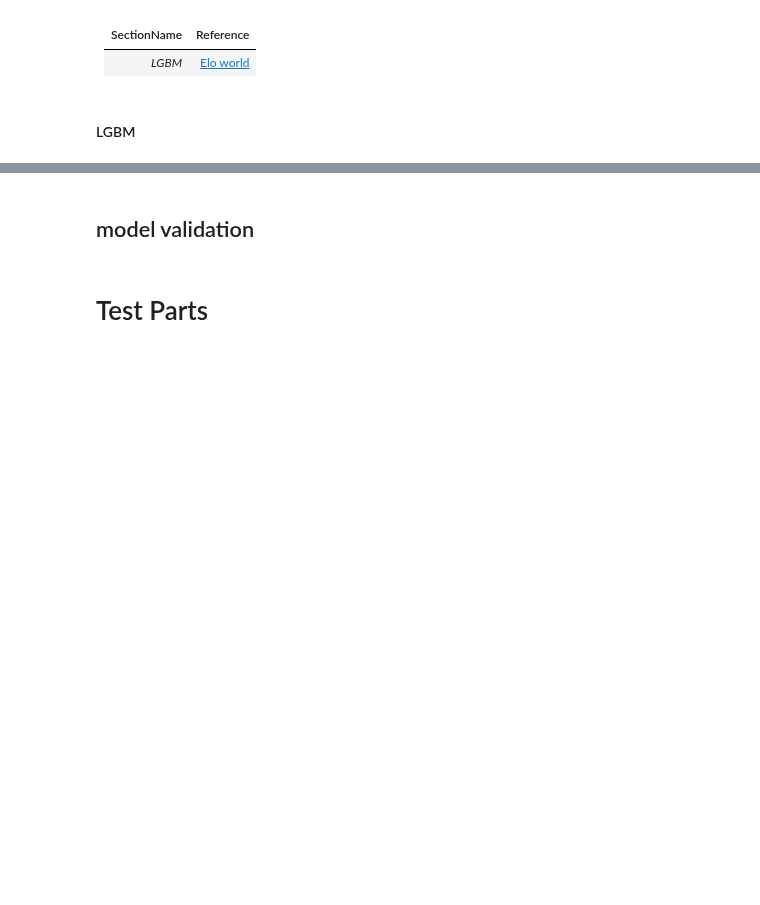
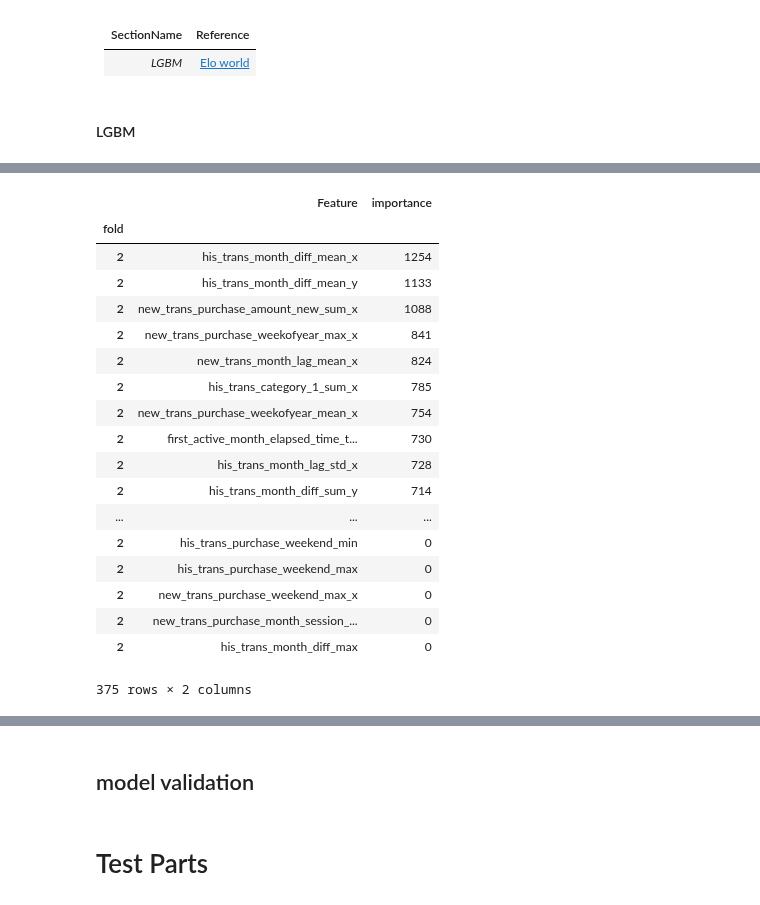
Before and after one commit to PaperStrange/AIProjectManger, a Jupyter notebook: model/train_valid_hzq.ipynb, the cells around one changed output, grey strips where cells are left out. Drawn from its saved outputs; the diff is of its cells as text; code cells hidden in the pictures; blank space fills up the shorter version.

```diff
--- a/model/train_valid_hzq.ipynb
+++ b/model/train_valid_hzq.ipynb
@@ -305,0 +405,23 @@ plt.tight_layout()
+# %%
+best_features.set_index("fold", inplace=True)
+best_features.loc[2, :].sort_values(by="importance",ascending=False)
+# %% [output]
+|  | Feature | importance |
+| fold |  |  |
+| 2 | his_trans_month_diff_mean_x | 1254 |
+| 2 | his_trans_month_diff_mean_y | 1133 |
+| 2 | new_trans_purchase_amount_new_sum_x | 1088 |
+| 2 | new_trans_purchase_weekofyear_max_x | 841 |
+| 2 | new_trans_month_lag_mean_x | 824 |
+| 2 | his_trans_category_1_sum_x | 785 |
+| 2 | new_trans_purchase_weekofyear_mean_x | 754 |
+| 2 | first_active_month_elapsed_time_t... | 730 |
+| 2 | his_trans_month_lag_std_x | 728 |
+| 2 | his_trans_month_diff_sum_y | 714 |
+| ... | ... | ... |
+| 2 | his_trans_purchase_weekend_min | 0 |
+| 2 | his_trans_purchase_weekend_max | 0 |
+| 2 | new_trans_purchase_weekend_max_x | 0 |
+| 2 | new_trans_purchase_month_session_... | 0 |
+| 2 | his_trans_month_diff_max | 0 |
+375 rows × 2 columns
```
Also changed, not shown: parts of 24 cells of this notebook, 1 other file.
